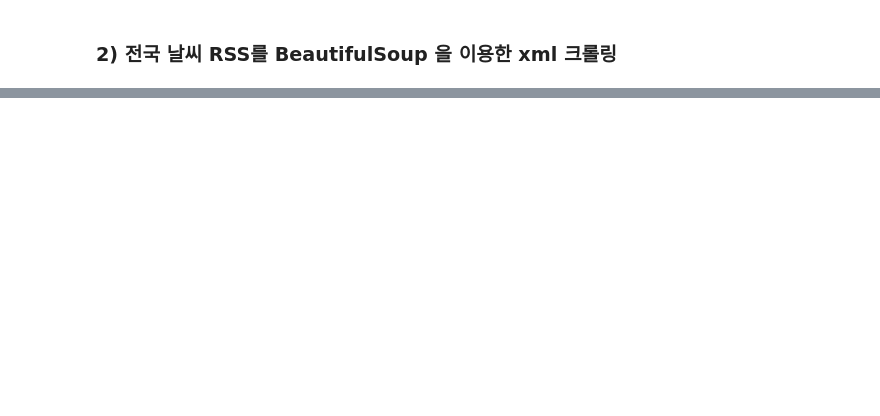
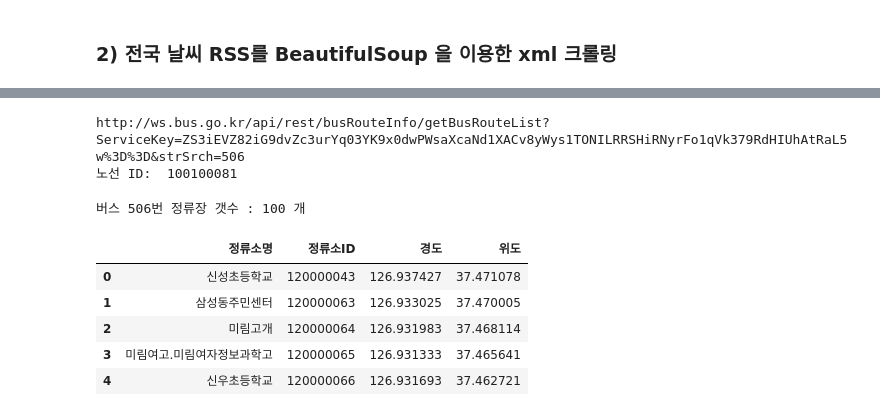
Before and after one commit to minjunK94/ai, a Jupyter notebook: source/07_python/ch14_웹데이터수집1_정적.ipynb, the cells around one changed output, grey strips where cells are left out. Drawn from its saved outputs; the diff is of its cells as text; code cells hidden in the pictures; blank space fills up the shorter version.

```diff
--- a/source/07_python/ch14_웹데이터수집1_정적.ipynb
+++ b/source/07_python/ch14_웹데이터수집1_정적.ipynb
@@ -843,0 +1031,26 @@ for loc in locations:
+# %%
+import requests
+from bs4 import BeautifulSoup
+from urllib.request import urlretrieve # url 내 pc에 저장
+# from urllib.parse import quote
+# busNum = quote('마포01')
+busNum = '506'
+# 인증키
+key = 'ZS3iEVZ82iG9dvZc3urYq03YK9x0dwPWsaXcaNd1XACv8yWys1TONILRRSHiRNyrFo1qVk379RdHIUhAtRaL5w%3D%3D'
+url1 = f'http://ws.bus.go.kr/api/rest/busRouteInfo/getBusRouteList?ServiceKey={key}&strSrch={busNum}'
+print(url1)
+# response = requests.get(url1)
+# soup = BeautifulSoup(response.text, 'xml')
+savefilename1 = 'data/ch14_1busInfo.xml'
+urlretrieve(url1, savefilename1) # xml파일을 savefilename1로 저장
+xml = open(savefilename1, 'r', encoding = 'utf-8').read()
+soup = BeautifulSoup(xml, "xml")
+for itemList in soup.select('itemList'):
+    busRouteNm = itemList.find('busRouteNm').text
+    if busRouteNm == busNum:
+        busRouteId = itemList.find('busRouteId').text
+        break
+print('노선 ID: ', busRouteId)
+# %% [output]
+http://ws.bus.go.kr/api/rest/busRouteInfo/getBusRouteList?ServiceKey=ZS3iEVZ82iG9dvZc3urYq03YK9x0dwPWsaXcaNd1XACv8yWys1TONILRRSHiRNyrFo1qVk379RdHIUhAtRaL5w%3D%3D&strSrch=506
+노선 ID:  100100081
@@ -843,0 +1060,25 @@ for loc in locations:
+# %%
+import pandas as pd
+url2 = f'http://ws.bus.go.kr/api/rest/busRouteInfo/getStaionByRoute?ServiceKey={key}&busRouteId={busRouteId}'
+response = requests.get(url2)
+soup = BeautifulSoup(response.text, "xml")
+itemLists = soup.find_all('itemList')
+print(f'버스 {busNum}번 정류장 갯수 :',len(itemLists),'개')
+bus_station = []
+for itemList in itemLists:
+    stationNm = itemList.find('stationNm').text # 정류소 이름
+    station = itemList.find('station').text # 고유 ID
+    gpsX = itemList.find('gpsX').text # 경도
+    gpsY = itemList.find('gpsY').text # 위도
+    bus_station.append([stationNm, station, gpsX, gpsY])
+
+df = pd.DataFrame(bus_station, columns=['정류소명','정류소ID','경도','위도'])
+df.head()
+# %% [output]
+버스 506번 정류장 갯수 : 100 개
+|  | 정류소명 | 정류소ID | 경도 | 위도 |
+| 0 | 신성초등학교 | 120000043 | 126.937427 | 37.471078 |
+| 1 | 삼성동주민센터 | 120000063 | 126.933025 | 37.470005 |
+| 2 | 미림고개 | 120000064 | 126.931983 | 37.468114 |
+| 3 | 미림여고.미림여자정보과학고 | 120000065 | 126.931333 | 37.465641 |
+| 4 | 신우초등학교 | 120000066 | 126.931693 | 37.462721 |
```
Also changed, not shown: parts of 16 cells of this notebook, 3 other files.
